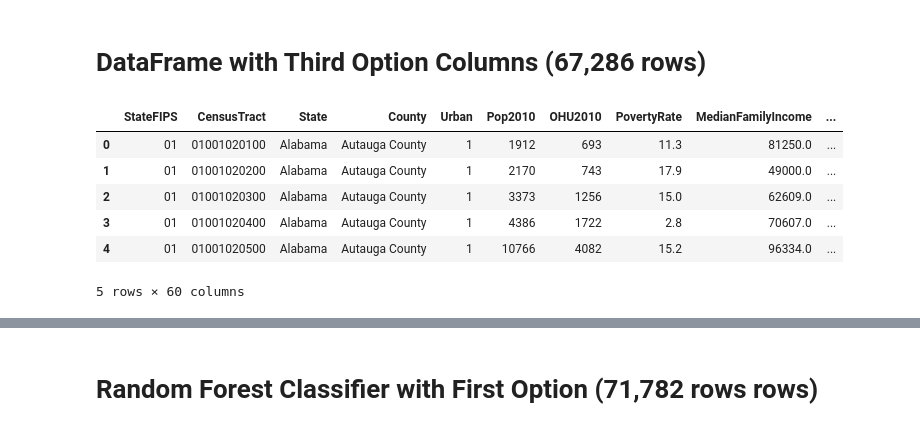
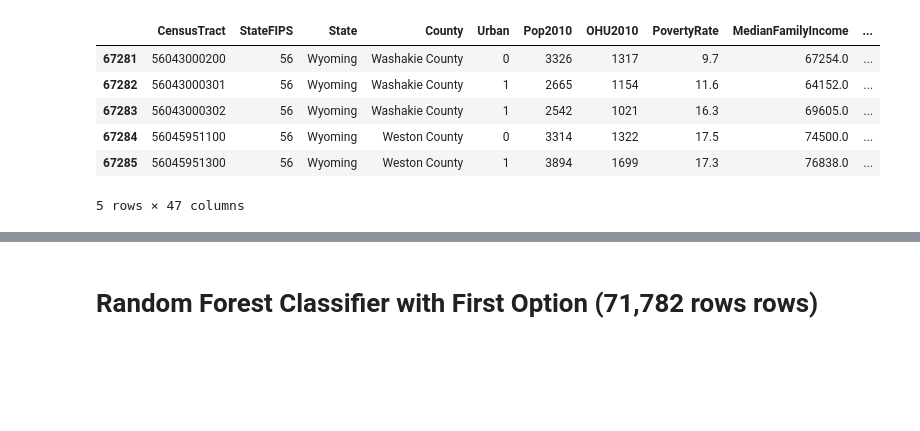
Before and after one commit to meeyoungPH/food-insecurity-machine-learning, a Jupyter notebook: static/data/food_access_multiple_df.ipynb, the cells around one changed output, grey strips where cells are left out. Drawn from its saved outputs; the diff is of its cells as text; code cells hidden in the pictures; blank space fills up the shorter version.

```diff
--- a/static/data/food_access_multiple_df.ipynb
+++ b/static/data/food_access_multiple_df.ipynb
@@ -321,18 +52,12 @@ second_food_access_df.tail()
 # %%
-# Save the dataframe
-second_food_access_df.to_csv("second_food_access.csv")
+# third dataframe
+third_food_access_df = pd.read_sql_query('select * from food_access_3', engine)
+third_food_access_df.tail()
+# %% [output]
+|  | CensusTract | StateFIPS | State | County | Urban | Pop2010 | OHU2010 | PovertyRate | MedianFamilyIncome | ... |
+| 67281 | 56043000200 | 56 | Wyoming | Washakie County | 0 | 3326 | 1317 | 9.7 | 67254.0 | ... |
+| 67282 | 56043000301 | 56 | Wyoming | Washakie County | 1 | 2665 | 1154 | 11.6 | 64152.0 | ... |
+| 67283 | 56043000302 | 56 | Wyoming | Washakie County | 1 | 2542 | 1021 | 16.3 | 69605.0 | ... |
+| 67284 | 56045951100 | 56 | Wyoming | Weston County | 0 | 3314 | 1322 | 17.5 | 74500.0 | ... |
+| 67285 | 56045951300 | 56 | Wyoming | Weston County | 1 | 3894 | 1699 | 17.3 | 76838.0 | ... |
+5 rows × 47 columns
-# %% [markdown]
-# DataFrame with Third Option Columns (67,286 rows)
-# %%
-# Drop columns that don't contribute to the model
-third_food_access_df= food_access_raw_df.drop(columns = ["LAPOP1_10", "LAPOP05_10", "LAPOP1_20", "LALOWI1_10",
-                                     "LALOWI05_10", "LALOWI1_20"])
-third_food_access_df.head()
-# %% [output]
-|  | StateFIPS | CensusTract | State | County | Urban | Pop2010 | OHU2010 | PovertyRate | MedianFamilyIncome | ... |
-| 0 | 01 | 01001020100 | Alabama | Autauga County | 1 | 1912 | 693 | 11.3 | 81250.0 | ... |
-| 1 | 01 | 01001020200 | Alabama | Autauga County | 1 | 2170 | 743 | 17.9 | 49000.0 | ... |
-| 2 | 01 | 01001020300 | Alabama | Autauga County | 1 | 3373 | 1256 | 15.0 | 62609.0 | ... |
-| 3 | 01 | 01001020400 | Alabama | Autauga County | 1 | 4386 | 1722 | 2.8 | 70607.0 | ... |
-| 4 | 01 | 01001020500 | Alabama | Autauga County | 1 | 10766 | 4082 | 15.2 | 96334.0 | ... |
-5 rows × 60 columns
```
Also changed, not shown: parts of 44 cells of this notebook.
